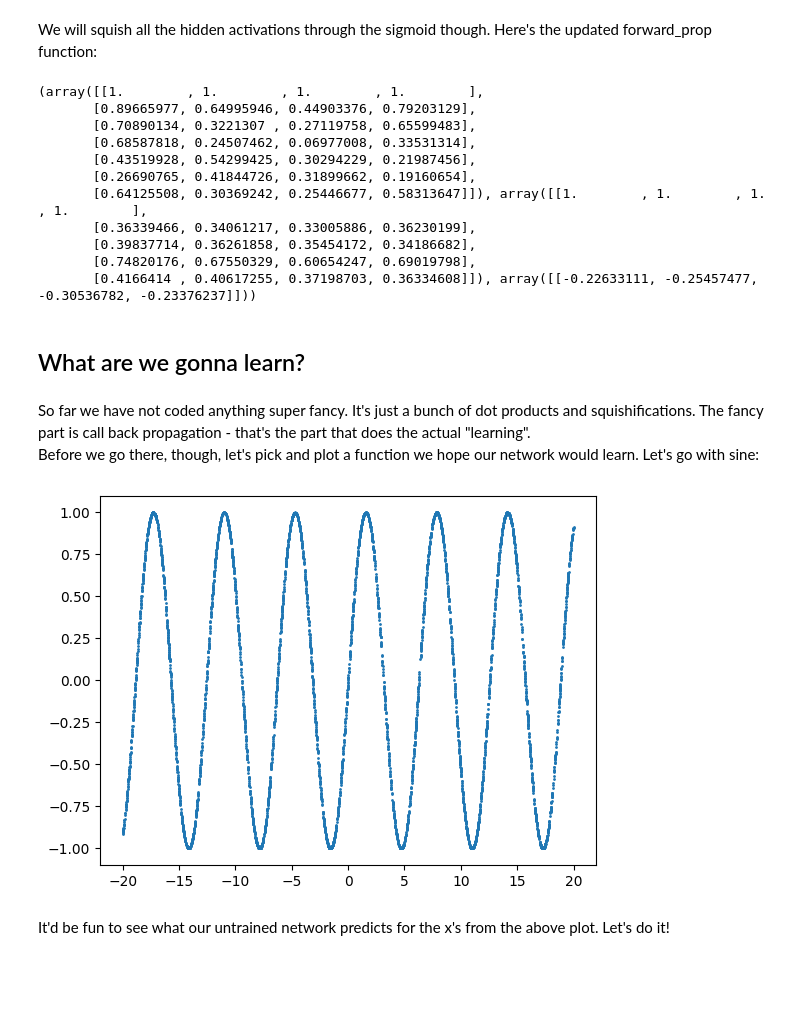
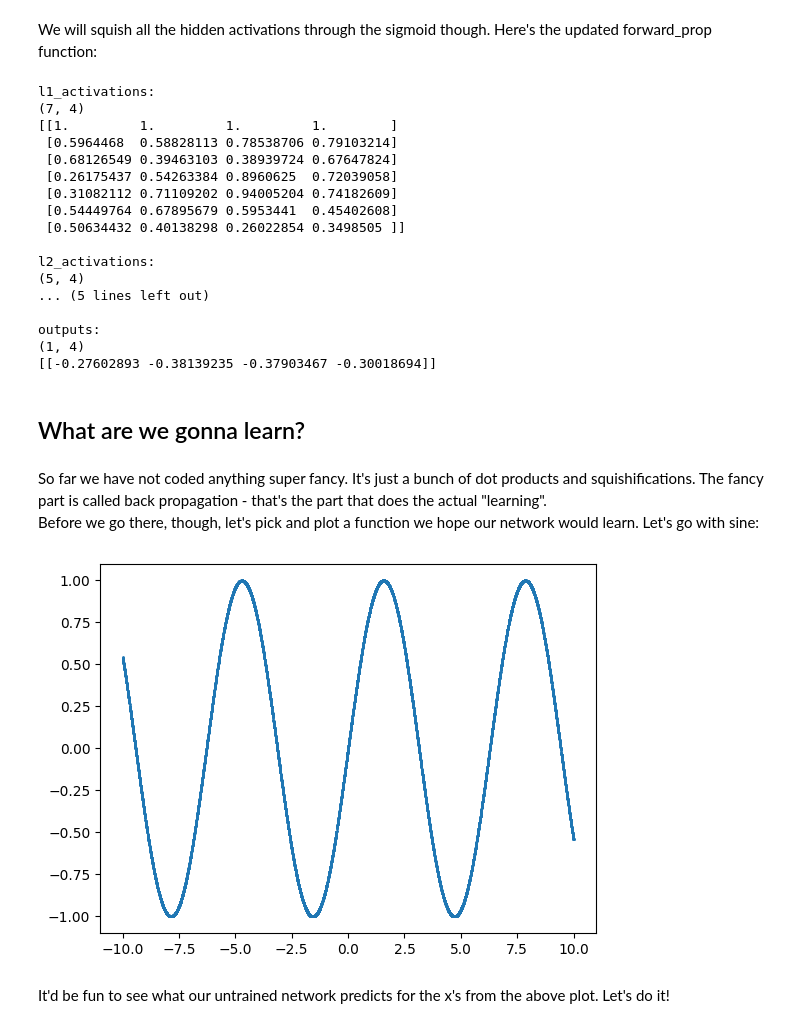
Before and after one commit to boyko11/neural-net-scratch, a Jupyter notebook: neural_net.ipynb, the cells around one changed output. Saved outputs shown, nothing was run; the diff lists cells and outputs as text; code cells hidden in the pictures; blank space fills up the shorter version.

```diff
--- a/neural_net.ipynb
+++ b/neural_net.ipynb
@@ -200,50 +200,67 @@ hidden_layer_1_weight_matrix = np.random.uniform(low=-1, high=1, size=(num_nodes
 hidden_layer_2_weight_matrix = np.random.uniform(low=-1, high=1, size=(num_nodes_hidden_layer_2, num_nodes_hidden_layer_1 + 1))
 output_layer_weight_matrix = np.random.uniform(low=-1, high=1, size=(num_outputs, num_nodes_hidden_layer_2 + 1))
 
-output_vectors = forward_prop(sample_input, hidden_layer_1_weight_matrix, hidden_layer_2_weight_matrix,
+l1_activations, l2_activations, outputs = forward_prop(sample_input, hidden_layer_1_weight_matrix, hidden_layer_2_weight_matrix,
                  output_layer_weight_matrix)
 
-
-print(output_vectors)
+print('l1_activations: ')
+print(l1_activations.shape)
+print(l1_activations)
+print()
+print('l2_activations: ')
+print(l2_activations.shape)
+print(l2_activations)
+print()
+print('outputs: ')
+print(outputs.shape)
+print(outputs)
+print()
 # %% [output]
-(array([[1.        , 1.        , 1.        , 1.        ],
-       [0.89665977, 0.64995946, 0.44903376, 0.79203129],
-       [0.70890134, 0.3221307 , 0.27119758, 0.65599483],
-       [0.68587818, 0.24507462, 0.06977008, 0.33531314],
-       [0.43519928, 0.54299425, 0.30294229, 0.21987456],
-       [0.26690765, 0.41844726, 0.31899662, 0.19160654],
-       [0.64125508, 0.30369242, 0.25446677, 0.58313647]]), array([[1.        , 1.        , 1.        , 1.        ],
-       [0.36339466, 0.34061217, 0.33005886, 0.36230199],
-       [0.39837714, 0.36261858, 0.35454172, 0.34186682],
-       [0.74820176, 0.67550329, 0.60654247, 0.69019798],
-       [0.4166414 , 0.40617255, 0.37198703, 0.36334608]]), array([[-0.22633111, -0.25457477, -0.30536782, -0.23376237]]))
+l1_activations:
+(7, 4)
+[[1.         1.         1.         1.        ]
+ [0.5964468  0.58828113 0.78538706 0.79103214]
+ [0.68126549 0.39463103 0.38939724 0.67647824]
+ [0.26175437 0.54263384 0.8960625  0.72039058]
+ [0.31082112 0.71109202 0.94005204 0.74182609]
+ [0.54449764 0.67895679 0.5953441  0.45402608]
+ [0.50634432 0.40138298 0.26022854 0.3498505 ]]
+
+l2_activations:
+(5, 4)
+... (5 lines left out)
+
+outputs:
+(1, 4)
+[[-0.27602893 -0.38139235 -0.37903467 -0.30018694]]
 # %% [markdown]
 ## What are we gonna learn?
 # %% [markdown]
-So far we have not coded anything super fancy. It's just a bunch of dot products and squishifications. The fancy part is call back propagation - that's the part that does the actual "learning".
+So far we have not coded anything super fancy. It's just a bunch of dot products and squishifications. The fancy part is called back propagation - that's the part that does the actual "learning".
 Before we go there, though, let's pick and plot a function we hope our network would learn. Let's go with sine:
 # %%
-def generate_sine_data(x_min=-20, x_max=20, num_records=5000):
+def generate_sine_data(x_min=-10, x_max=10, num_records=10000):
 
     x_vals = np.round(np.random.uniform(low=x_min, high=x_max, size=num_records), 4)
     y_vals = np.round(np.sin(x_vals), 4)
 
     x_y_sine_data = np.array([
        x_vals,
        y_vals
     ]).T
     return x_y_sine_data
 
 x_y_sine_data = generate_sine_data()
 x_vals = x_y_sine_data[:, 0, np.newaxis]
 y_vals = x_y_sine_data[:, 1, np.newaxis]
+actual_sine_y_vals = y_vals.T
 
 import matplotlib.pyplot as plt
 plt.figure(1)
 plt.scatter(x_vals, y_vals, s=1)
 plt.show()
 # %% [output]
-[figure, old version]
+[figure, new version]
 # %% [markdown]
 It'd be fun to see what our untrained network predicts for the x's from the above plot. Let's do it!
 # %%
```
Also changed, not shown: parts of 9 cells of this notebook, 3 other files.
